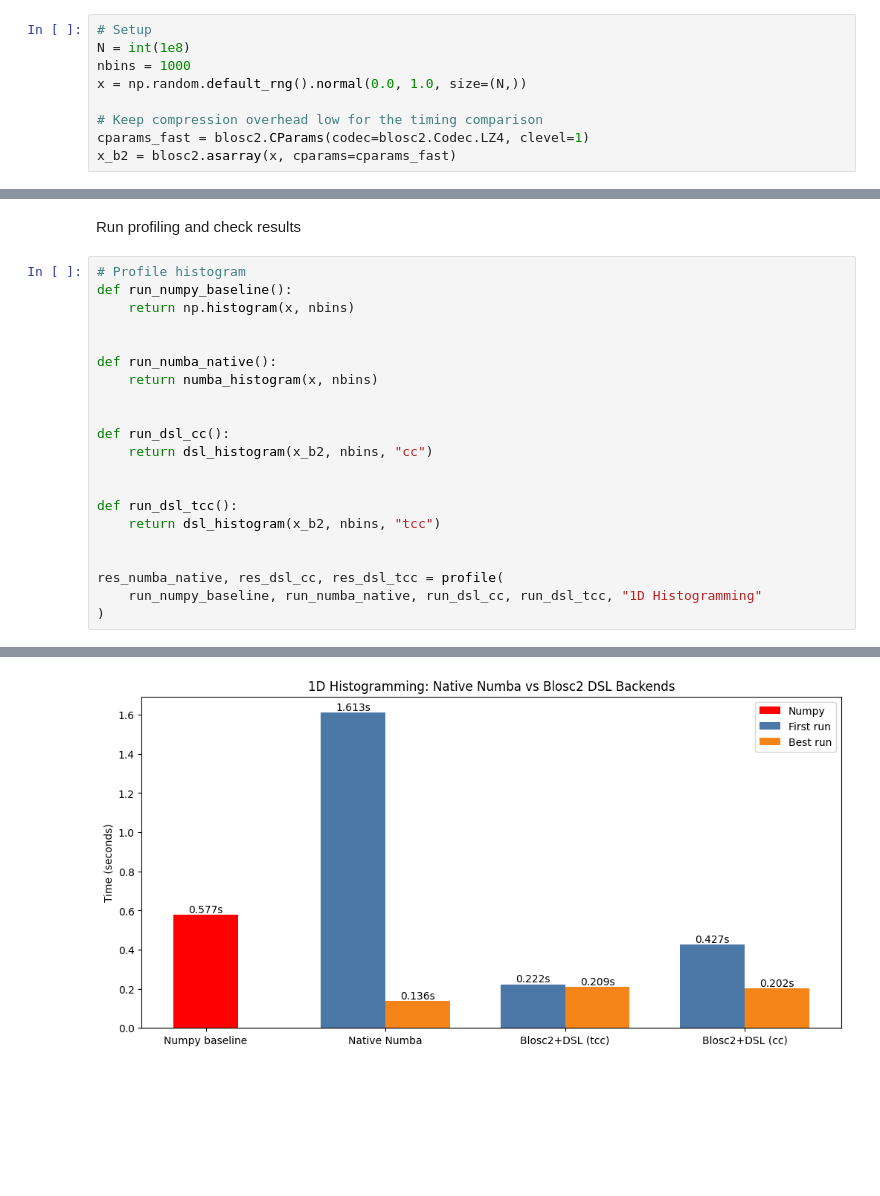
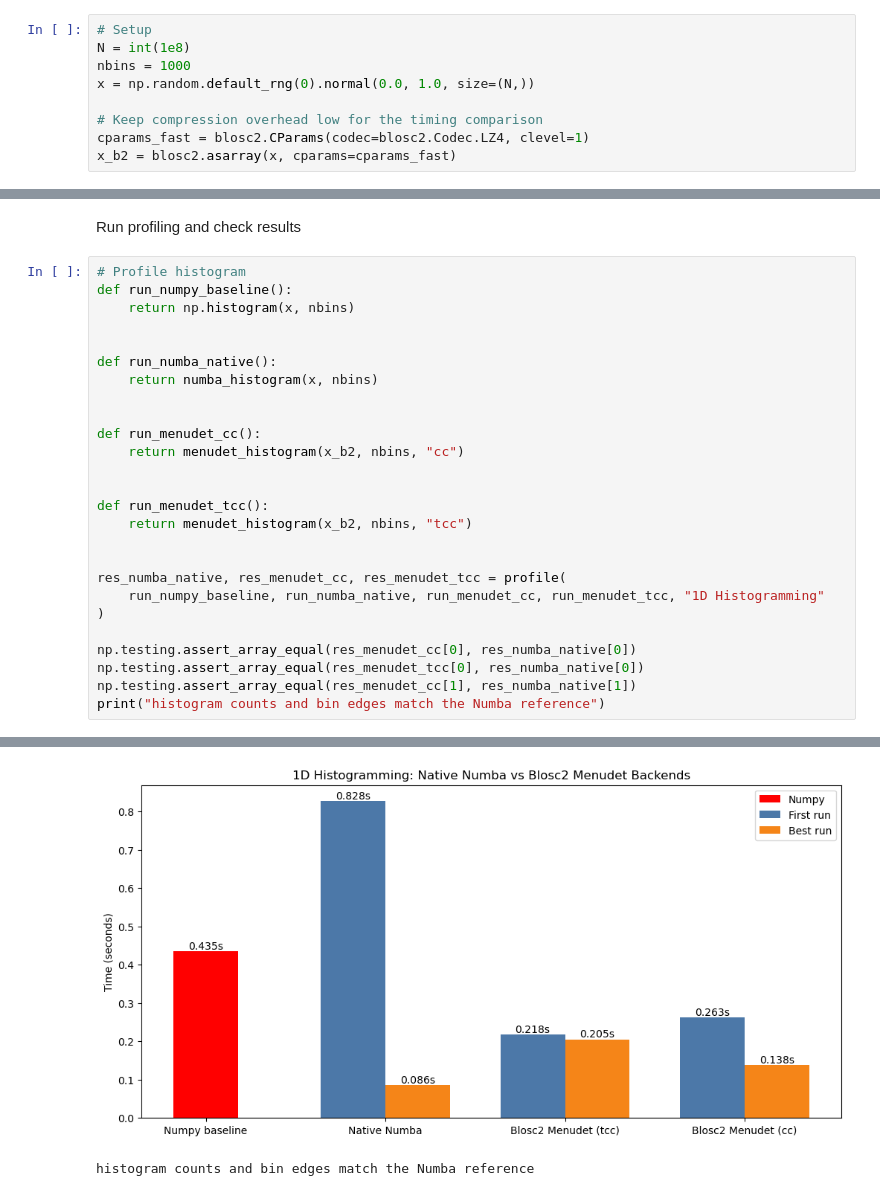
Before and after one commit to Blosc/python-blosc2, a Jupyter notebook: examples/ndarray/black-scholes_hist-dsl.ipynb, the cells around one changed output, grey strips where cells are left out. Drawn from its saved outputs; the diff is of its cells as text; blank space fills up the shorter version.

```diff
--- a/examples/ndarray/black-scholes_hist-dsl.ipynb
+++ b/examples/ndarray/black-scholes_hist-dsl.ipynb
@@ -388,7 +417,7 @@ We will see this in action by histogramming some sample data from the standard n
 # Setup
 N = int(1e8)
 nbins = 1000
-x = np.random.default_rng().normal(0.0, 1.0, size=(N,))
+x = np.random.default_rng(0).normal(0.0, 1.0, size=(N,))
 
 # Keep compression overhead low for the timing comparison
 cparams_fast = blosc2.CParams(codec=blosc2.Codec.LZ4, clevel=1)
@@ -542,16 +572,21 @@ def run_numba_native():
     return numba_histogram(x, nbins)
 
 
-def run_dsl_cc():
-    return dsl_histogram(x_b2, nbins, "cc")
+def run_menudet_cc():
+    return menudet_histogram(x_b2, nbins, "cc")
 
 
-def run_dsl_tcc():
-    return dsl_histogram(x_b2, nbins, "tcc")
+def run_menudet_tcc():
+    return menudet_histogram(x_b2, nbins, "tcc")
 
 
-res_numba_native, res_dsl_cc, res_dsl_tcc = profile(
-    run_numpy_baseline, run_numba_native, run_dsl_cc, run_dsl_tcc, "1D Histogramming"
+res_numba_native, res_menudet_cc, res_menudet_tcc = profile(
+    run_numpy_baseline, run_numba_native, run_menudet_cc, run_menudet_tcc, "1D Histogramming"
 )
+
+np.testing.assert_array_equal(res_menudet_cc[0], res_numba_native[0])
+np.testing.assert_array_equal(res_menudet_tcc[0], res_numba_native[0])
+np.testing.assert_array_equal(res_menudet_cc[1], res_numba_native[1])
+print("histogram counts and bin edges match the Numba reference")
 # %% [output]
 First iteration timings (one-time overhead included):
@@ -574,2 +609,3 @@ max |dsl(cc)-dsl(tcc)|:     0.000000
-[figure, old version]
+[figure, new version]
+histogram counts and bin edges match the Numba reference
 # %% [markdown]
```
Also changed, not shown: parts of 15 cells of this notebook, 4 other files.
